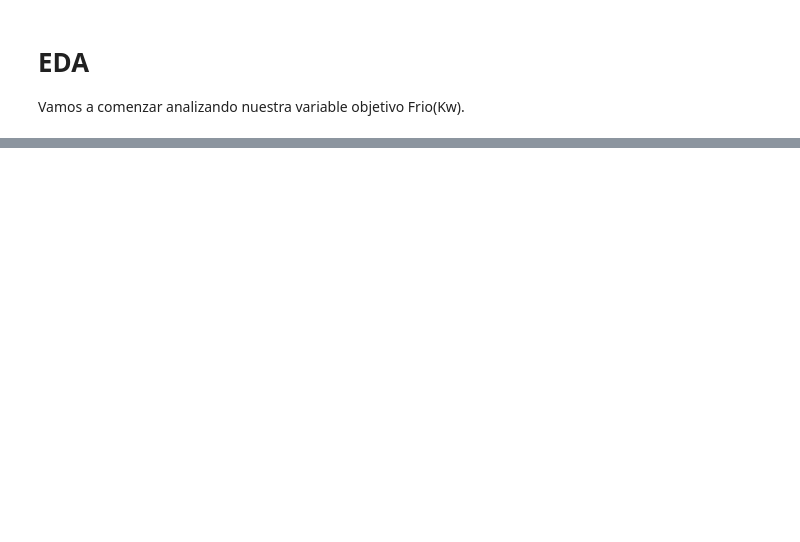
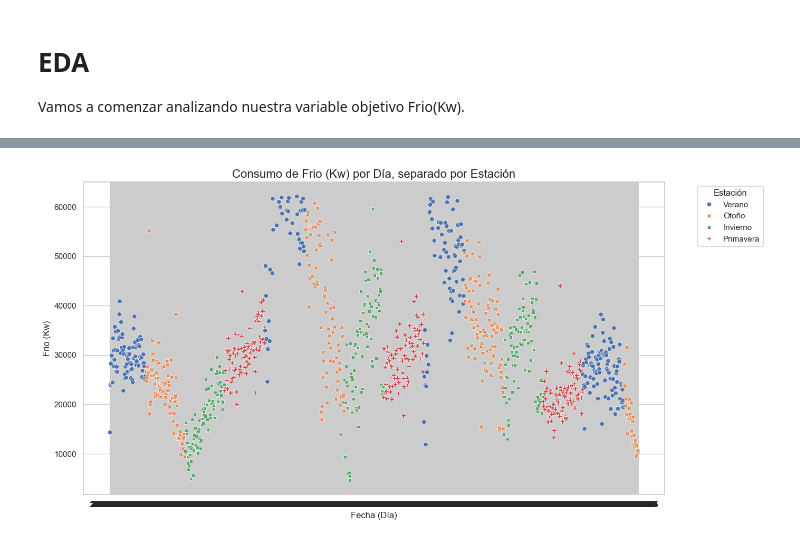
Before and after one commit to DayubMateo/MostoElMostro, a Jupyter notebook: EDA.ipynb, the cells around one changed output, grey strips where cells are left out. Cells and saved outputs as stored; diff of their text form; code cells hidden in the pictures; blank space fills up the shorter version.

```diff
--- a/EDA.ipynb
+++ b/EDA.ipynb
@@ -114,0 +146,23 @@ plt.show()
+# %%
+sns.set_theme(style="whitegrid")
+plt.figure(figsize=(14, 7))
+
+sns.scatterplot(
+    data=df_limpio,
+    x='DIA',
+    y='Frio (Kw)',
+    hue='estacion',
+    style='estacion',
+    markers=True,
+)
+
+plt.title('Consumo de Frio (Kw) por Día, separado por Estación', fontsize=16)
+plt.xlabel('Fecha (Día)', fontsize=12)
+plt.ylabel('Frio (Kw)', fontsize=12)
+
+plt.legend(title='Estación', bbox_to_anchor=(1.05, 1), loc='upper left')
+
+plt.tight_layout()
+plt.show()
+# %% [output]
+[figure, added]
```
Also changed, not shown: parts of 25 cells of this notebook.
